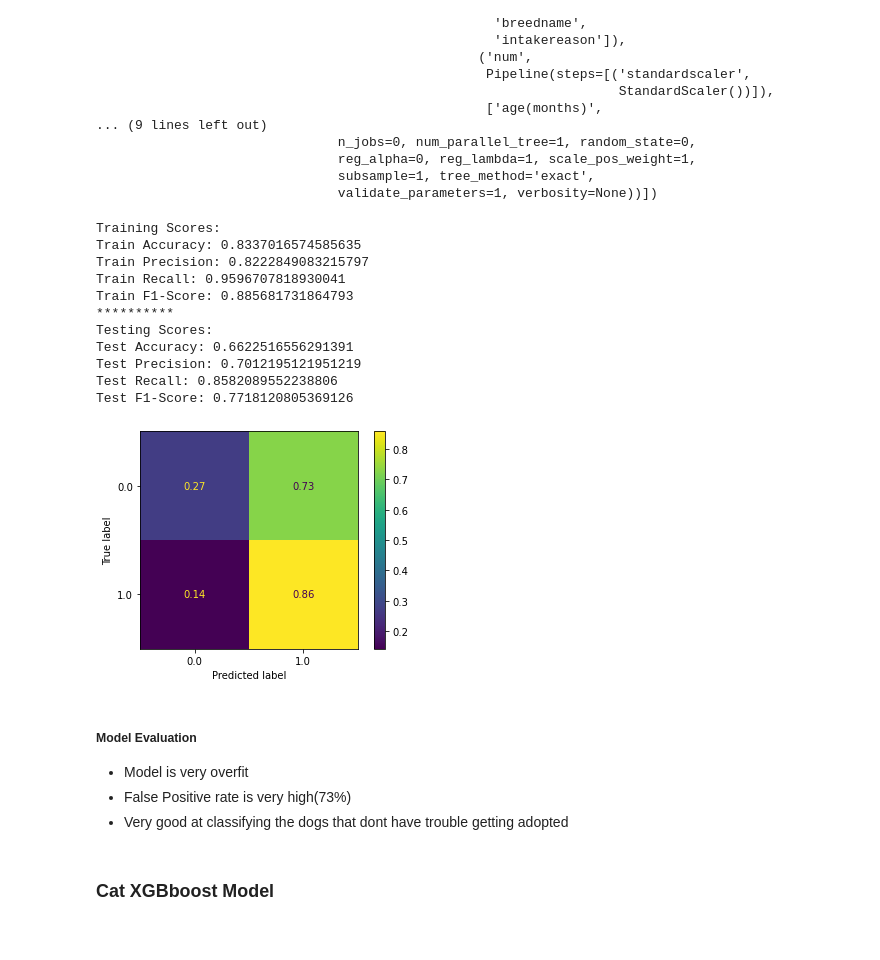
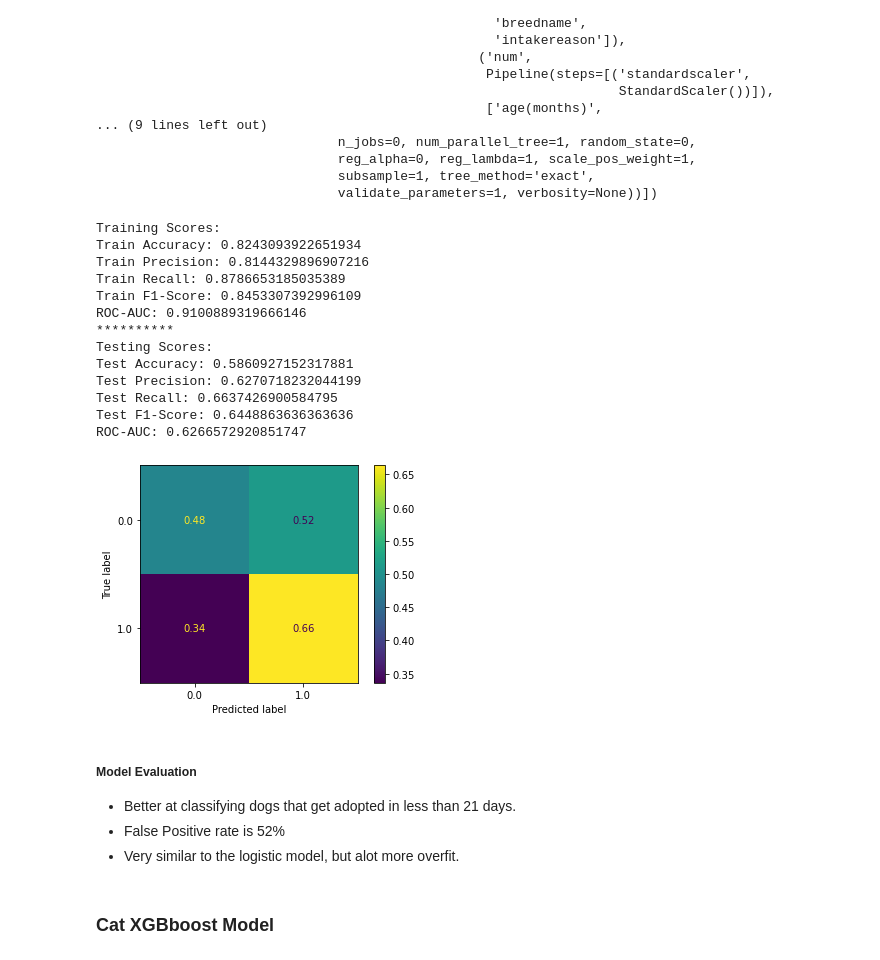
Before and after one commit to wharr1203/BloomingtonPetAdoption, a Jupyter notebook: Main Notebook.ipynb, the cells around one changed output. Drawn from its saved outputs; the diff is of its cells as text; code cells hidden in the pictures.

```diff
--- a/Main Notebook.ipynb
+++ b/Main Notebook.ipynb
@@ -206,6 +251,6 @@ Now I want to categorize my target column into these 2 values.
 # %%
-dog_model_data['duration of stay'][dog_model_data['duration of stay'] <= 30] = 1
-dog_model_data['duration of stay'][dog_model_data['duration of stay'] > 30] = 0
+dog_model_data['duration of stay'][dog_model_data['duration of stay'] <= 21] = 1
+dog_model_data['duration of stay'][dog_model_data['duration of stay'] > 21] = 0
 # %%
 dog_model_data['duration of stay'].value_counts()
 # %% [output]
@@ -1005,26 +993,28 @@ Pipeline(steps=[('preprocessor',
                                subsample=1, tree_method='exact',
                                validate_parameters=1, verbosity=None))])
 # %%
-evaluate(xgb_dog, X_train, X_test, y_train, y_test)
+evaluate(xgb_dog, X_train, X_test, y_train, y_test, 'proba')
 # %% [output]
 Training Scores:
-Train Accuracy: 0.8337016574585635
-Train Precision: 0.8222849083215797
-Train Recall: 0.9596707818930041
-Train F1-Score: 0.885681731864793
+Train Accuracy: 0.8243093922651934
+Train Precision: 0.8144329896907216
+Train Recall: 0.8786653185035389
+Train F1-Score: 0.8453307392996109
+ROC-AUC: 0.9100889319666146
 **********
 Testing Scores:
-Test Accuracy: 0.6622516556291391
-Test Precision: 0.7012195121951219
-Test Recall: 0.8582089552238806
-Test F1-Score: 0.7718120805369126
+Test Accuracy: 0.5860927152317881
+Test Precision: 0.6270718232044199
+Test Recall: 0.6637426900584795
+Test F1-Score: 0.6448863636363636
+ROC-AUC: 0.6266572920851747
-[figure, old version]
+[figure, new version]
-# %% [markdown]
-##### Model Evaluation
-
-- Model is very overfit
-- False Positive rate is very high(73%)
-- Very good at classifying the dogs that dont have trouble getting adopted
+# %% [markdown]
+##### Model Evaluation
+
+- Better at classifying dogs that get adopted in less than 21 days.
+- False Positive rate is 52%
+- Very similar to the logistic model, but alot more overfit.
 # %% [markdown]
 ### Cat XGBboost Model
 # %%
```
Also changed, not shown: parts of 127 cells of this notebook.
